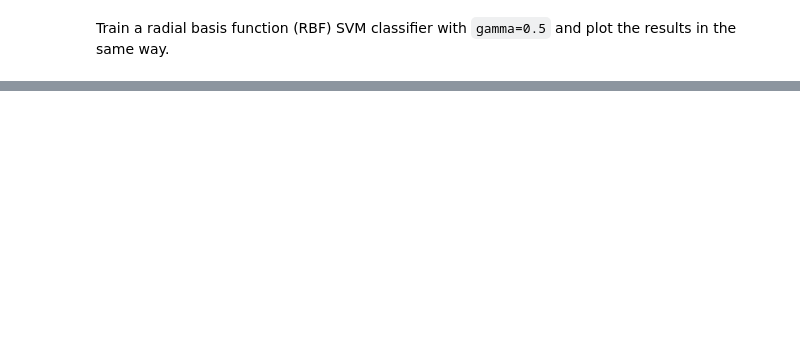
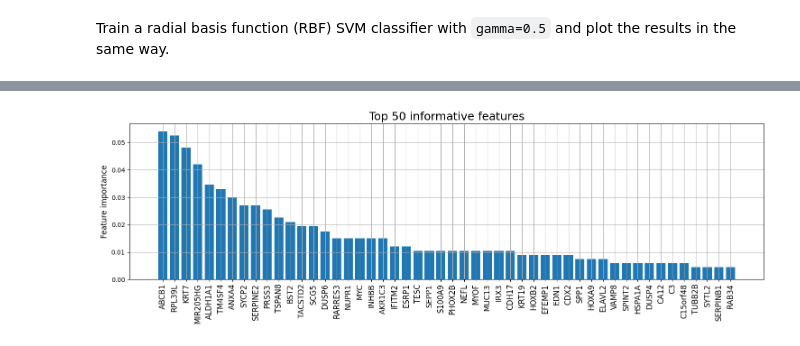
Before and after one commit to MartvStraten/8dm50-machine-learning, a Jupyter notebook: practicals/week_6.ipynb, the cells around one changed output, grey strips where cells are left out. Cells and saved outputs as stored; diff of their text form; code cells hidden in the pictures; blank space fills up the shorter version.

```diff
--- a/practicals/week_6.ipynb
+++ b/practicals/week_6.ipynb
@@ -200,0 +299,11 @@ Yes, normalization of the data before using a kernel function is necessary. Feat
+# %%
+# Initialize optuna hyperparameter study
+study = optuna.create_study(direction="maximize")
+study.optimize(lambda trial: objective_class(trial, X_train, Y_train_class.values.ravel()), n_trials=100)
+
+print("Random Forest Classifier - Hyperparameter search")
+print("-----------------------------------------------")
+print(f"best balanced accuracy = {study.best_trial.value}\n")
+print("best tree parameters:")
+for k, v in study.best_trial.params.items():
+    print(k, ":", v)
@@ -200,0 +321,14 @@ Yes, normalization of the data before using a kernel function is necessary. Feat
+# %%
+# Train a new model using the best parameters
+forest_class = RandomForestClassifier(**study.best_params,
+                                      oob_score=True,
+        							  bootstrap=True,
+        							  random_state=333,
+                                      class_weight="balanced_subsample"
+)
+forest_class.fit(X_train, Y_train_class.values.ravel())
+
+# Plot the feature importances
+plot_feature_importance(forest_class, X_train)
+# %% [output]
+[figure, added]
```
Also changed, not shown: parts of 16 cells of this notebook, 1 other file.
